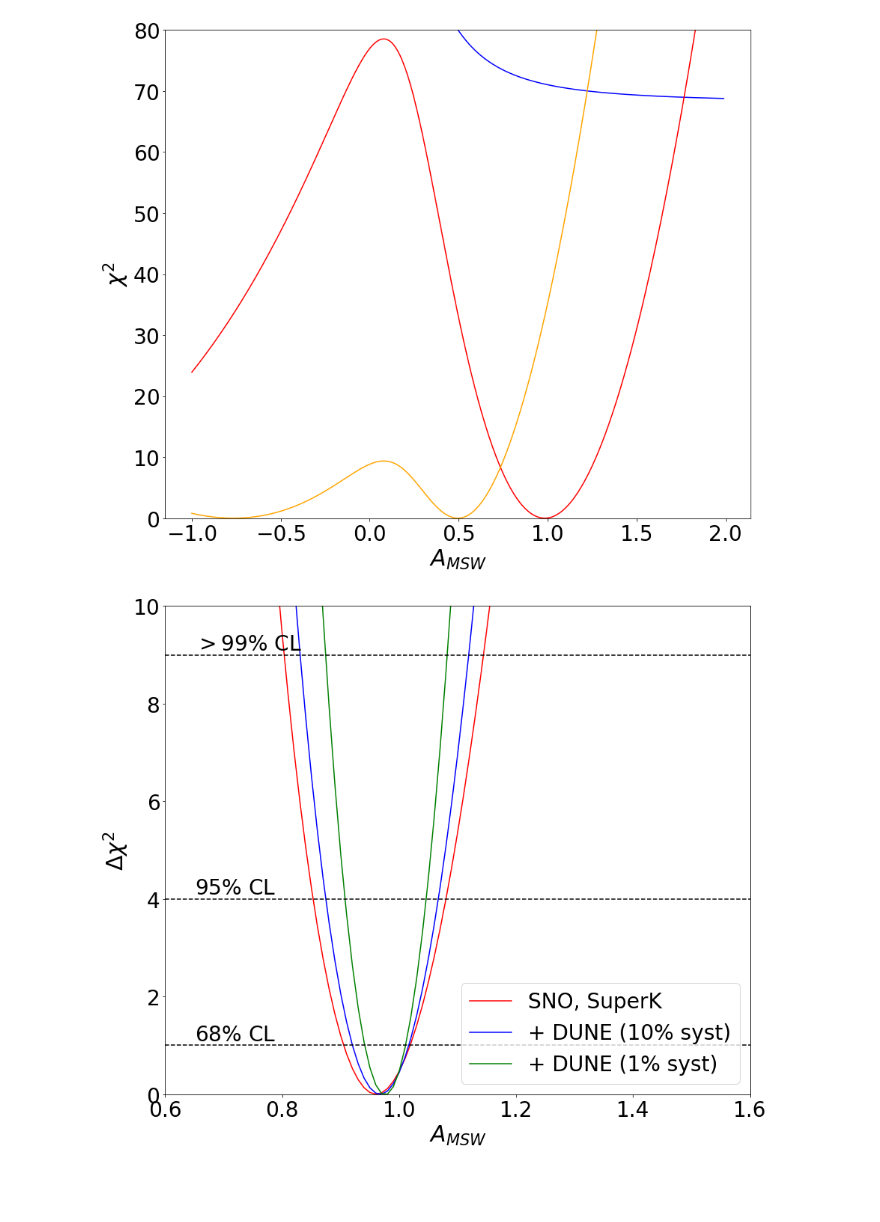
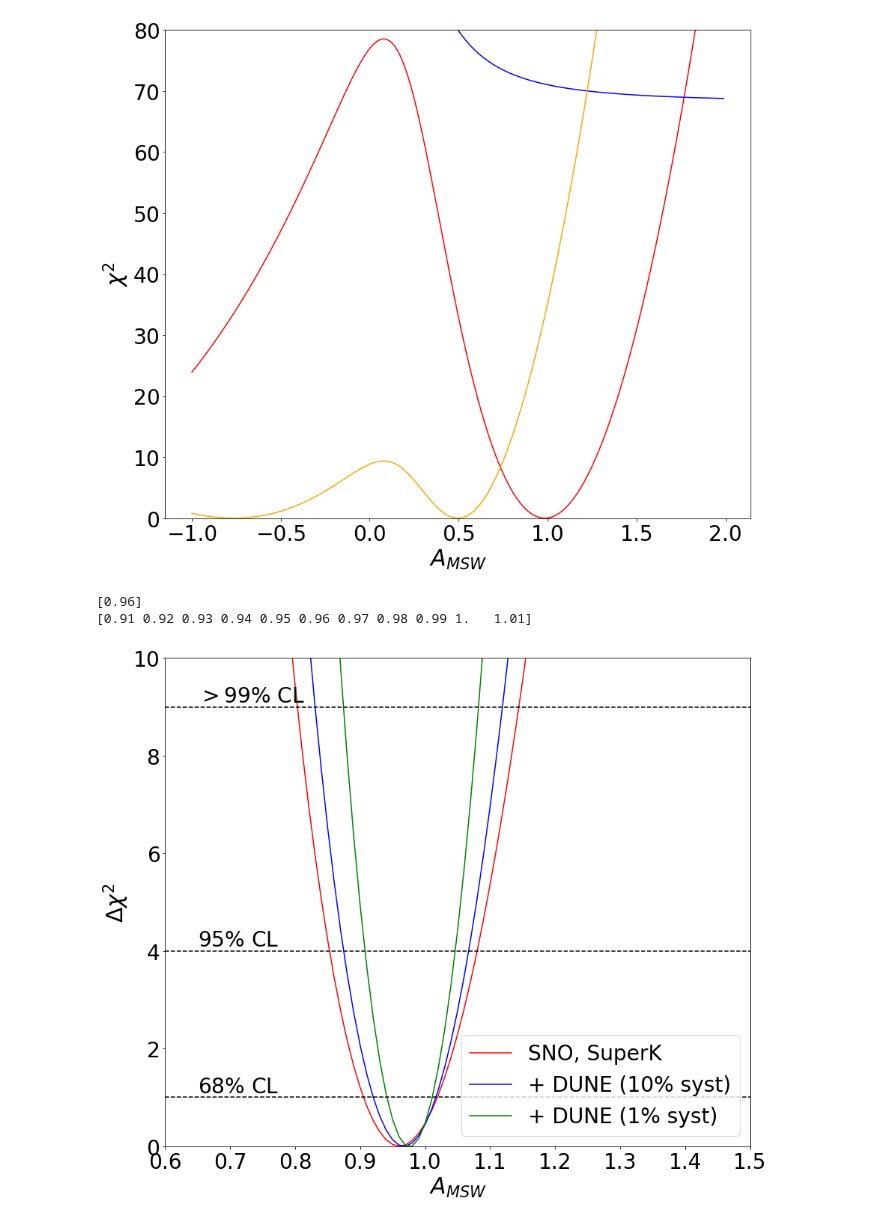
Before and after one commit to nlane314/soLAr-sens, a Jupyter notebook: notebooks/Amswchisquaranalysis.ipynb, the cells around one changed output. Cells and saved outputs as stored; diff of their text form; code cells hidden in the pictures; blank space fills up the shorter version.

```diff
--- a/notebooks/Amswchisquaranalysis.ipynb
+++ b/notebooks/Amswchisquaranalysis.ipynb
@@ -112,35 +112,39 @@ plt.figure(figsize=(14,12))
 y = chiSNO + chiSK
 chimin = np.min(y)
 plt.plot(x, y-chimin, color='red', label='SNO, SuperK')
+print(x[y == chimin])
+print(x[y - chimin <= 1])
 
 y = chiDUNE + chiSNO + chiSK
 chimin = np.min(y)
 plt.plot(x, y-chimin, color='blue', label='+ DUNE (10% syst)')
 
 y = chiDUNE2 + chiSNO + chiSK
 chimin = np.min(y)
 plt.plot(x, y-chimin, color='green', label='+ DUNE (1% syst)')
 
 plt.axhline(y=1, color='black', linestyle='--')
 plt.axhline(y=4, color='black', linestyle='--')
 plt.axhline(y=9, color='black', linestyle='--')
 
 plt.text(0.65, 1.1, r'$68\%$ CL', color='black', fontsize=28)
 plt.text(0.65, 4.1, r'$95\%$ CL', color='black', fontsize=28)
 plt.text(0.65, 9.1, r'$> 99\%$ CL', color='black', fontsize=28)
 
 plt.xlabel(r'$A_{MSW}$',fontsize=30)
 plt.xticks(fontsize=28)
 plt.ylabel(r'$\Delta \chi^2$',fontsize=30)
 plt.yticks(fontsize=28)
 
 plt.legend(fontsize=28)
 
-plt.xlim(0.6, 1.6)
+plt.xlim(0.6, 1.5)
 plt.ylim(0, 10)
 
 plt.savefig('../figures/mswanalysis.png', bbox_inches='tight')
 
 plt.show()
 # %% [output]
+[0.96]
+[0.91 0.92 0.93 0.94 0.95 0.96 0.97 0.98 0.99 1.   1.01]
-[figure, old version]
+[figure, new version]
```
Also changed, not shown: 2 other files.
